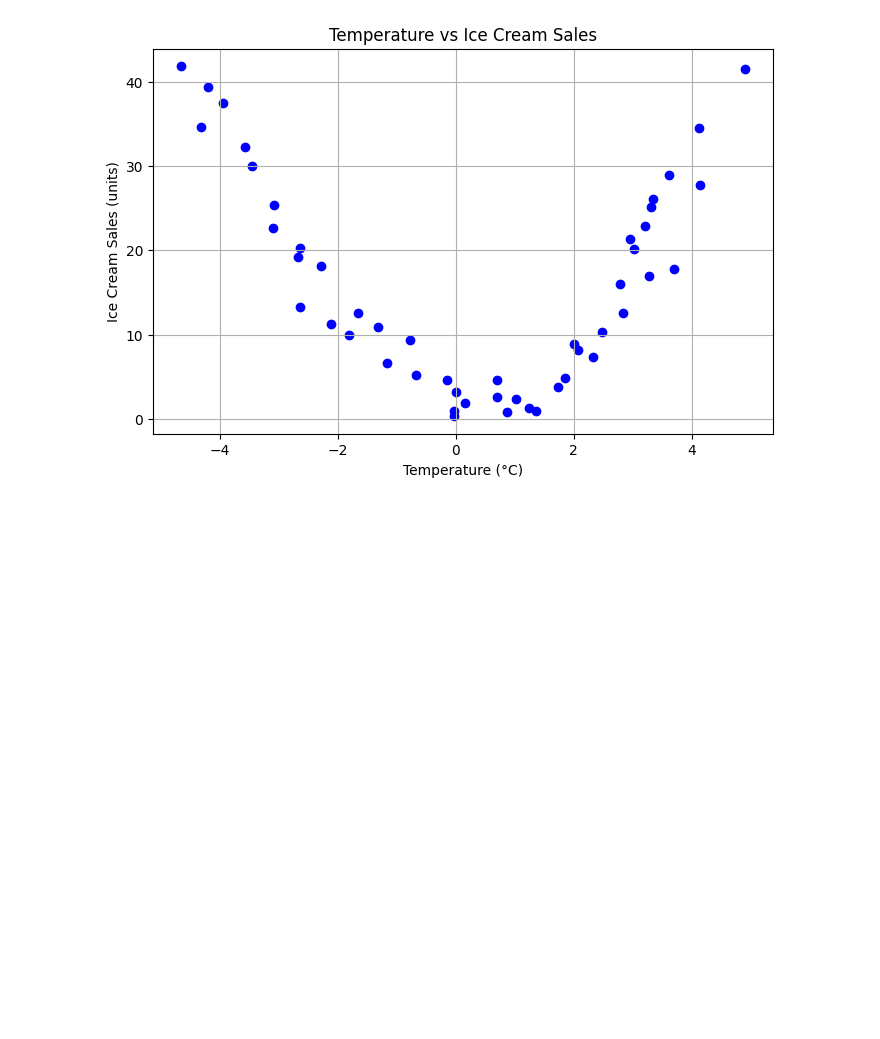
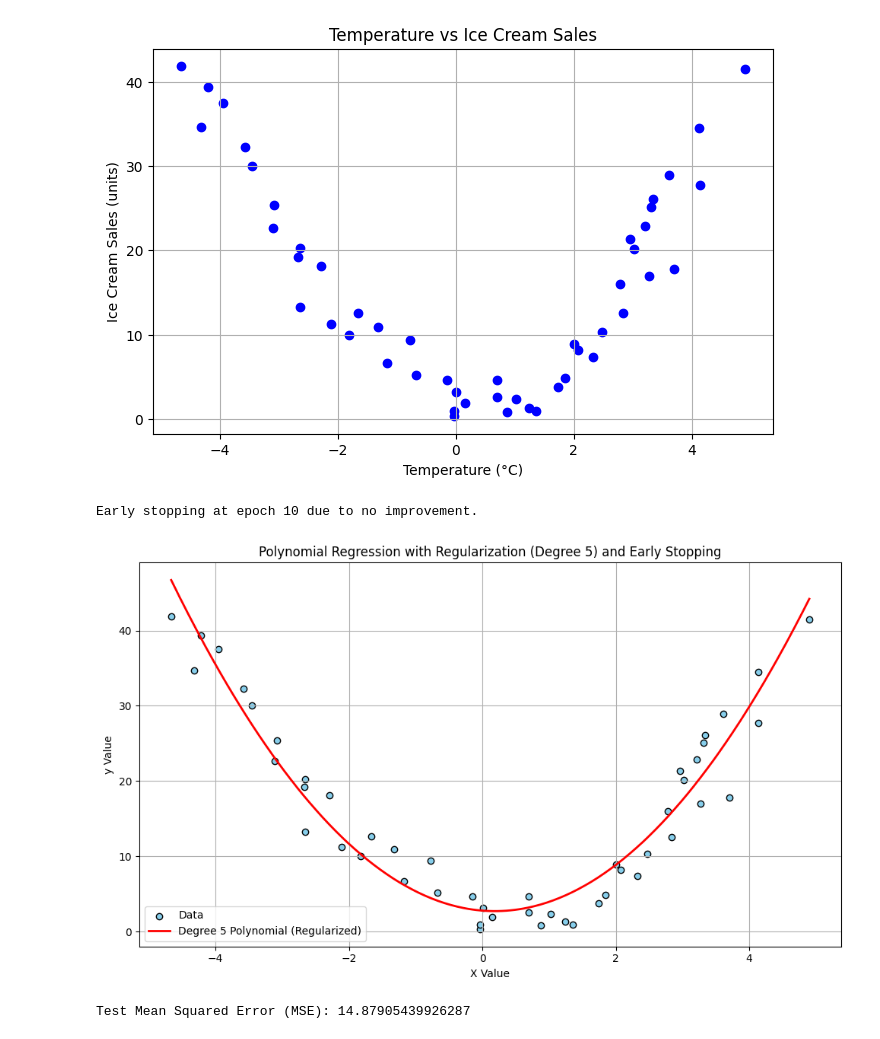
Before and after one commit to Wania-n/ML_A-03_IceCream, a Jupyter notebook: 22i-2369_ML_A3.ipynb, the cells around one changed output. Drawn from its saved outputs; the diff is of its cells as text; code cells hidden in the pictures; blank space fills up the shorter version.

Commit message:
Model saved!

```diff
--- a/22i-2369_ML_A3.ipynb
+++ b/22i-2369_ML_A3.ipynb
@@ -56,8 +56,75 @@ plt.show()
 # %%
 # Since the plot gives a polynomial shape for the dataset, I will apply Polynomial Regression on this dataset
 
-from sklearn.linear_model import LinearRegression
+from sklearn.linear_model import LinearRegression, Ridge, Lasso
 from sklearn.preprocessing import PolynomialFeatures
+from sklearn.model_selection import train_test_split
+from sklearn.metrics import mean_squared_error
 
 X = dataset[feature].values.reshape(-1,1)
 y = dataset[target].values.reshape(-1,1)
+
+# Splitting the data
+X_train, X_test, y_train, y_test = train_test_split(X, y, test_size=0.2, random_state=42)
+
+poly = PolynomialFeatures(degree=2)
+X_train_poly = poly.fit_transform(X_train)
+X_test_poly = poly.transform(X_test)
+
+# Apply L2 Regularization
+ridge_model = Ridge(alpha = 1.0)
+
+# for early stopping
+patience = 10
+best_loss = float('inf')
+epochs_without_improvement = 0
+
+max_epochs = 1000
+for epoch in range(max_epochs):
+    ridge_model.fit(X_train_poly, y_train)
+
+    # Calculate loss (MSE) on the training set
+    y_train_pred = ridge_model.predict(X_train_poly)
+    train_loss = mean_squared_error(y_train, y_train_pred)
+
+    # Check if the loss improved
+    if train_loss < best_loss:
+        best_loss = train_loss
+        epochs_without_improvement = 0
+    else:
+        epochs_without_improvement += 1
+
+    # Early stopping condition
+    if epochs_without_improvement >= patience:
+        print(f"Early stopping at epoch {epoch} due to no improvement.")
+        break
+
+
+y_pred = ridge_model.predict(X_test_poly)
+
+# Plotting the results
+X_range = np.linspace(X.min(), X.max(), 300).reshape(-1, 1)
+X_range_poly = poly.transform(X_range)
+y_range_pred = ridge_model.predict(X_range_poly)
+
+# Plot the dataset and the polynomial fit
+plt.figure(figsize=(10, 6))
+plt.scatter(X, y, color='skyblue', edgecolor='black', label='Data')
+plt.plot(X_range, y_range_pred, color='red', label='Degree 5 Polynomial (Regularized)', linewidth=2)
+
+# Final touches
+plt.title('Polynomial Regression with Regularization (Degree 5) and Early Stopping')
+plt.xlabel('X Value')
+plt.ylabel('y Value')
+plt.legend()
+plt.grid(True)
+plt.tight_layout()
+plt.show()
+
+# Evaluate the model's performance on the test set
+test_loss = mean_squared_error(y_test, y_pred)
+print(f"Test Mean Squared Error (MSE): {test_loss}")
+# %% [output]
+Early stopping at epoch 10 due to no improvement.
+[figure, added]
+Test Mean Squared Error (MSE): 14.87905439926287
```
Also changed, not shown: parts of 3 cells of this notebook, 1 other file.
